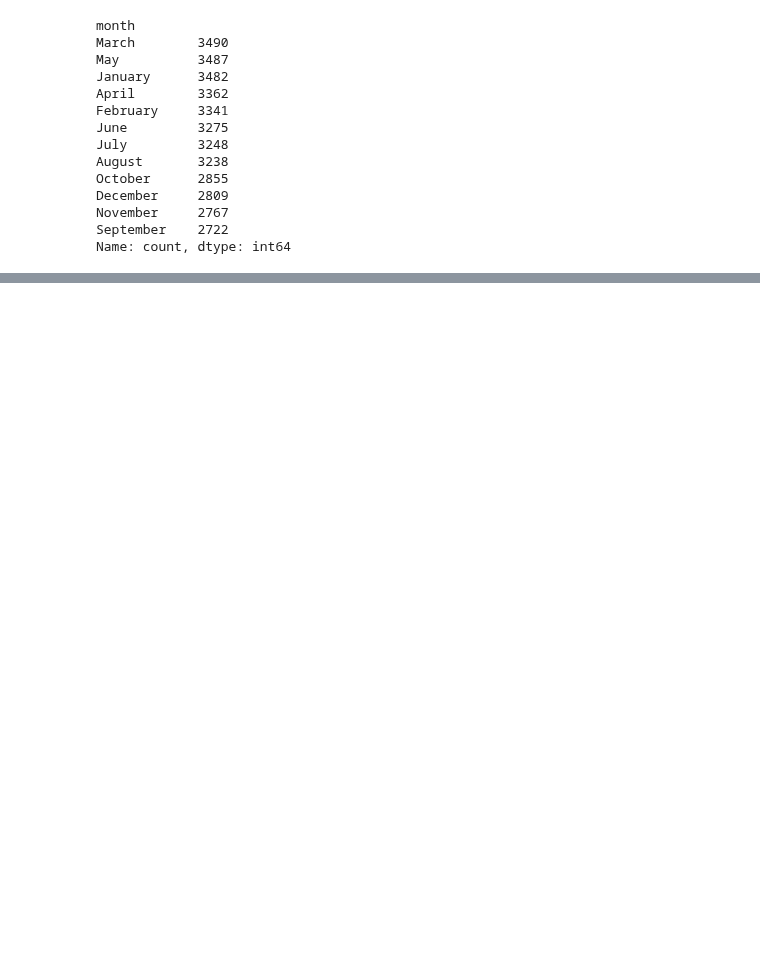
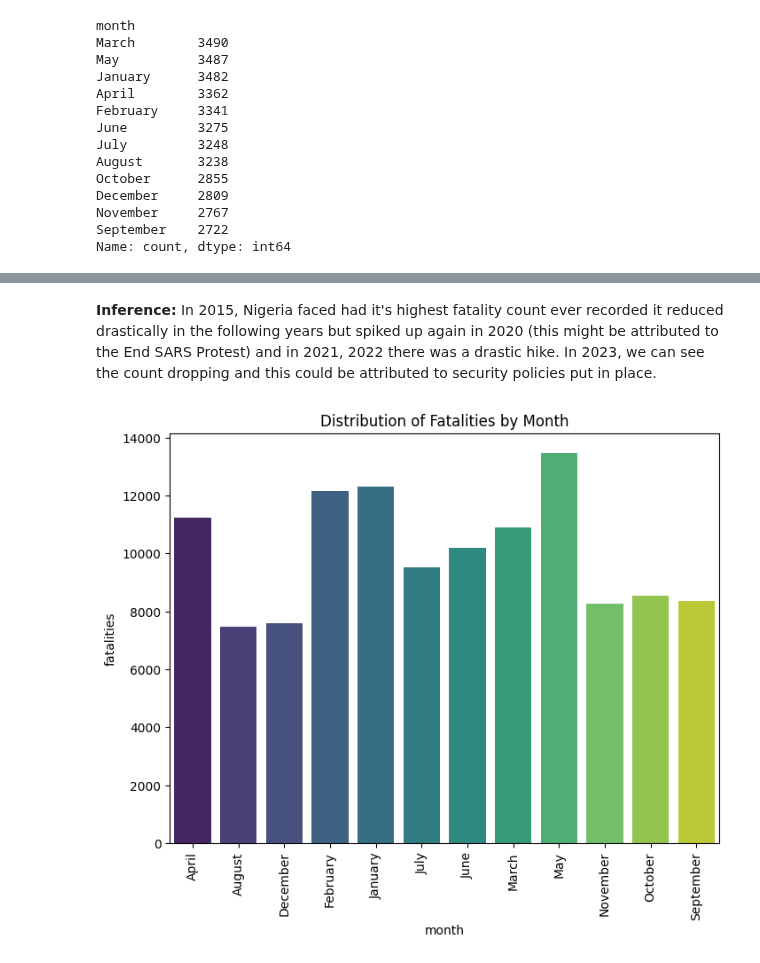
Before and after one commit to mlsanigeria/nigeria-crime-trends, a Jupyter notebook: experimentation_Odeyiany2/full_analysis.ipynb, the cells around one changed output, grey strips where cells are left out. Drawn from its saved outputs; the diff is of its cells as text; code cells hidden in the pictures; blank space fills up the shorter version.

```diff
--- a/experimentation_Odeyiany2/full_analysis.ipynb
+++ b/experimentation_Odeyiany2/full_analysis.ipynb
@@ -318,0 +356,11 @@ Name: count, dtype: int64
+# %% [markdown]
+**Inference:** In 2015, Nigeria faced had it's highest fatality count ever recorded it reduced drastically in the following years but spiked up again in 2020 (this might be attributed to the End SARS Protest) and in 2021, 2022 there was a drastic hike. In 2023, we can see the count dropping and this could be attributed to security policies put in place.
+# %%
+mon = (data.groupby("month")["fatalities"].sum()).to_frame()
+plt.figure(figsize = (8,6))
+sns.barplot(x=mon.index, y = mon["fatalities"], palette="viridis")
+plt.title("Distribution of Fatalities by Month")
+plt.xticks(rotation=90)
+plt.show();
+# %% [output]
+[figure, added]
```
Also changed, not shown: parts of 29 cells of this notebook.
